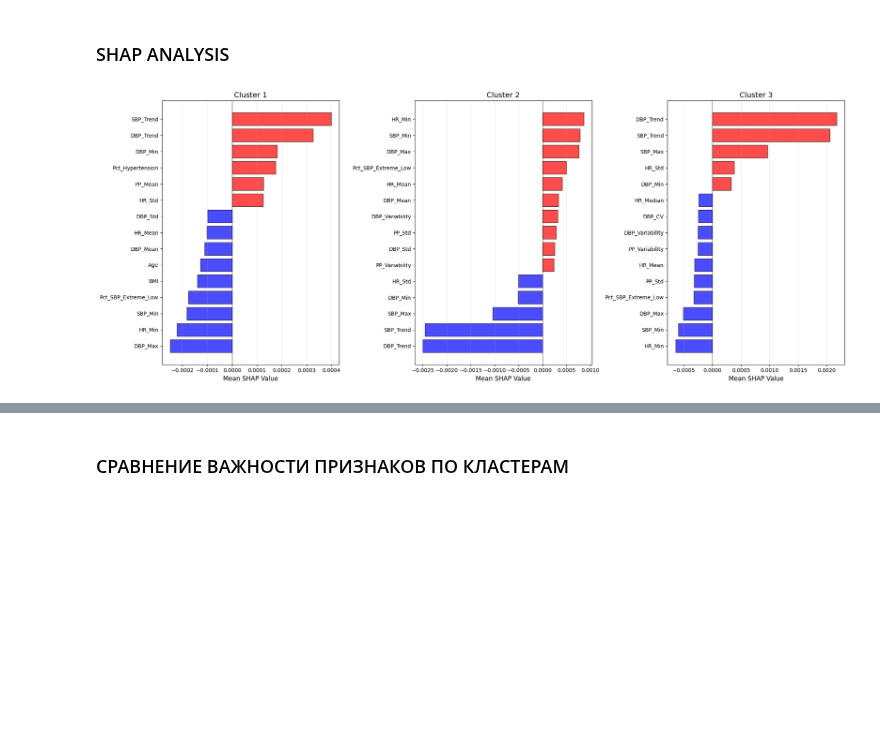
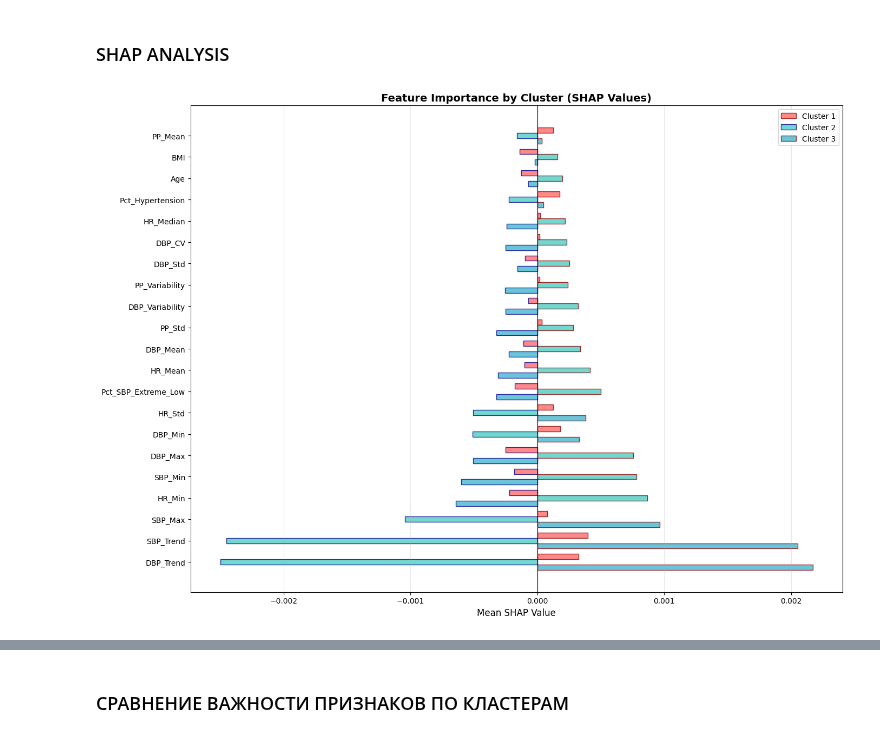
Before and after one commit to kira-Iight/Medicine, a Jupyter notebook: feature_engineering.ipynb, the cells around one changed output, grey strips where cells are left out. Cells and saved outputs as stored; diff of their text form; code cells hidden in the pictures; blank space fills up the shorter version.

```diff
--- a/feature_engineering.ipynb
+++ b/feature_engineering.ipynb
@@ -345,48 +345,102 @@ feature_translation = {
 explainer = shap.TreeExplainer(rf_model)
 
 # Берем выборку для SHAP
 sample_size = min(1000, len(X_test))
 X_test_sample = X_test[:sample_size]
 shap_values = explainer.shap_values(X_test_sample)
 
-# Bar plots for each cluster
-fig2, axes2 = plt.subplots(1, 3, figsize=(20, 8))
+# Подготовка данных для объединенного графика
+n_classes = shap_values.shape[2]
 
+# Сбор SHAP значений по кластерам
+cluster_data = []
 for class_idx in range(n_classes):
     shap_values_class = shap_values[:, :, class_idx]
     mean_shap = np.mean(shap_values_class, axis=0)
 
     # Create dataframe with importance
     shap_df = pd.DataFrame({
         'feature': df_model.columns,
         'mean_shap': mean_shap
     })
 
     # Exclude unwanted features
     shap_df = shap_df[~shap_df['feature'].isin(exclude_from_plots)]
 
     # Translate feature names
     shap_df['feature_en'] = shap_df['feature'].map(feature_translation).fillna(shap_df['feature'])
 
-    # Top-15 features by absolute importance
-    shap_df['abs_shap'] = np.abs(shap_df['mean_shap'])
-    shap_df = shap_df.sort_values('abs_shap', ascending=False).head(15)
-    shap_df = shap_df.sort_values('mean_shap', ascending=True)
+    cluster_data.append(shap_df)
 
-    ax = axes2[class_idx]
-    colors = ['red' if x > 0 else 'blue' for x in shap_df['mean_shap']]
+# Находим топ-N общих признаков по всем кластерам
+all_important_features = set()
+for shap_df in cluster_data:
+    shap_temp = shap_df.copy()
+    shap_temp['abs_shap'] = np.abs(shap_temp['mean_shap'])
+    top_features = shap_temp.nlargest(15, 'abs_shap')['feature'].values
+    all_important_features.update(top_features)
 
-    ax.barh(range(len(shap_df)), shap_df['mean_shap'], color=colors, alpha=0.7, edgecolor='black')
-    ax.set_yticks(range(len(shap_df)))
-    ax.set_yticklabels(shap_df['feature_en'], fontsize=10)  # English names
-    ax.set_xlabel('Mean SHAP Value', fontsize=12)
-    ax.set_title(f'Cluster {class_idx + 1}', fontsize=14)
-    ax.axvline(x=0, color='black', linestyle='-', linewidth=0.5)
-    ax.grid(True, alpha=0.3, axis='x')
+# Создаем один график для всех кластеров
+fig, ax = plt.subplots(figsize=(14, 10))
+
+# Настройки для grouped bar chart
+n_clusters = len(cluster_data)
+features = sorted(all_important_features,
+                  key=lambda f: np.max([np.abs(cd[cd['feature'] == f]['mean_shap'].values[0]
+                                               if len(cd[cd['feature'] == f]) > 0 else 0)
+                                        for cd in cluster_data]))
+n_features = len(features)
+
+# Позиции баров
+bar_width = 0.25
+positions = np.arange(n_features)
+
+# Цвета для кластеров
+colors = ['#FF6B6B', '#4ECDC4', '#45B7D1']
+
+# Отрисовка баров для каждого кластера
+for idx, shap_df in enumerate(cluster_data):
+    cluster_shap = []
+    for feature in features:
+        shap_val = shap_df[shap_df['feature'] == feature]['mean_shap'].values
+        cluster_shap.append(shap_val[0] if len(shap_val) > 0 else 0)
+
+    offset = (idx - n_clusters/2 + 0.5) * bar_width
+    bars = ax.barh(positions + offset, cluster_shap, bar_width,
+                   label=f'Cluster {idx + 1}',
+                   color=colors[idx], alpha=0.8, edgecolor='black')
+
+    # Добавление цветных полосок в зависимости от знака (опционально)
+    for bar, val in zip(bars, cluster_shap):
+        if val > 0:
+            bar.set_color(colors[idx])
+            bar.set_edgecolor('darkred')
+        else:
+            bar.set_color(colors[idx])
+            bar.set_edgecolor('darkblue')
+
+# Добавление названий признаков (переведенных на английский)
+feature_names_en = []
+for feature in features:
+    if feature in feature_translation:
+        feature_names_en.append(feature_translation[feature])
+    else:
+        feature_names_en.append(feature)
+
+ax.set_yticks(positions)
+ax.set_yticklabels(feature_names_en, fontsize=10)
+ax.set_xlabel('Mean SHAP Value', fontsize=12)
+ax.set_title('Feature Importance by Cluster (SHAP Values)', fontsize=14, fontweight='bold')
+ax.axvline(x=0, color='black', linestyle='-', linewidth=0.8)
+ax.legend(loc='best', fontsize=10)
+ax.grid(True, alpha=0.3, axis='x')
+
+# Инвертируем Y чтобы лучшие признаки были сверху
+ax.invert_yaxis()
 
 plt.tight_layout()
-plt.savefig('data/photo/shap_cluster_importance_clean.png', dpi=150, bbox_inches='tight')
+plt.savefig('data/photo/shap_cluster_importance_single_plot.png', dpi=150, bbox_inches='tight')
 plt.show()
-print("Saved: data/photo/shap_cluster_importance_clean.png")
+print("Saved: data/photo/shap_cluster_importance_single_plot.png")
 # %% [output]
-[figure, old version]
+[figure, new version]
```
Also changed, not shown: parts of 2 cells of this notebook.
